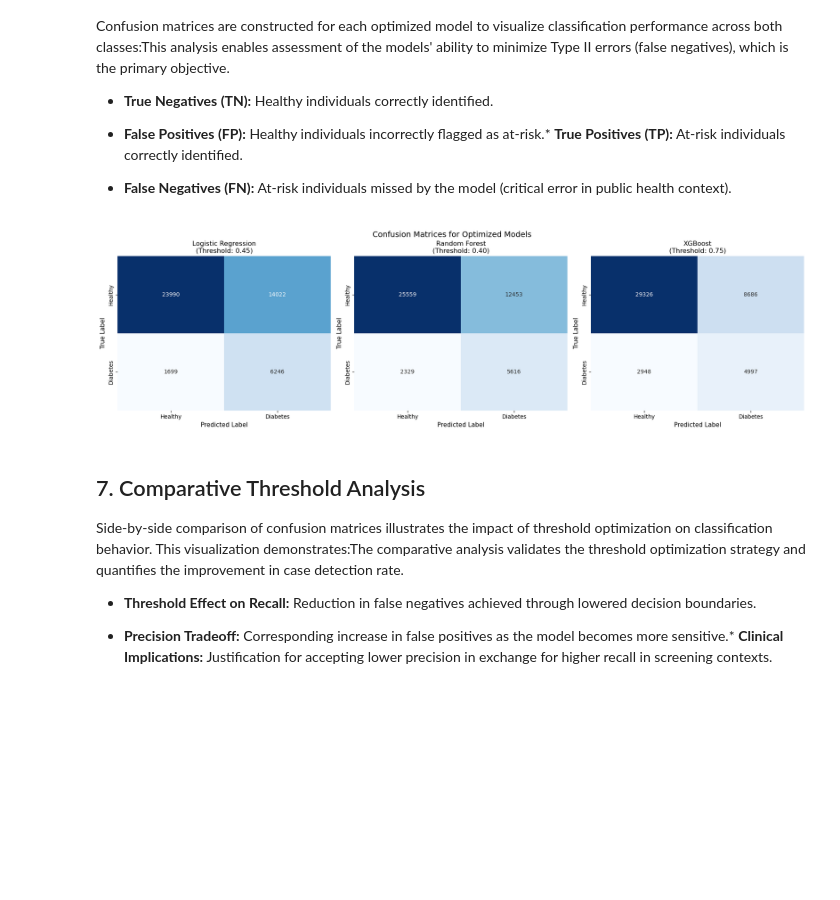
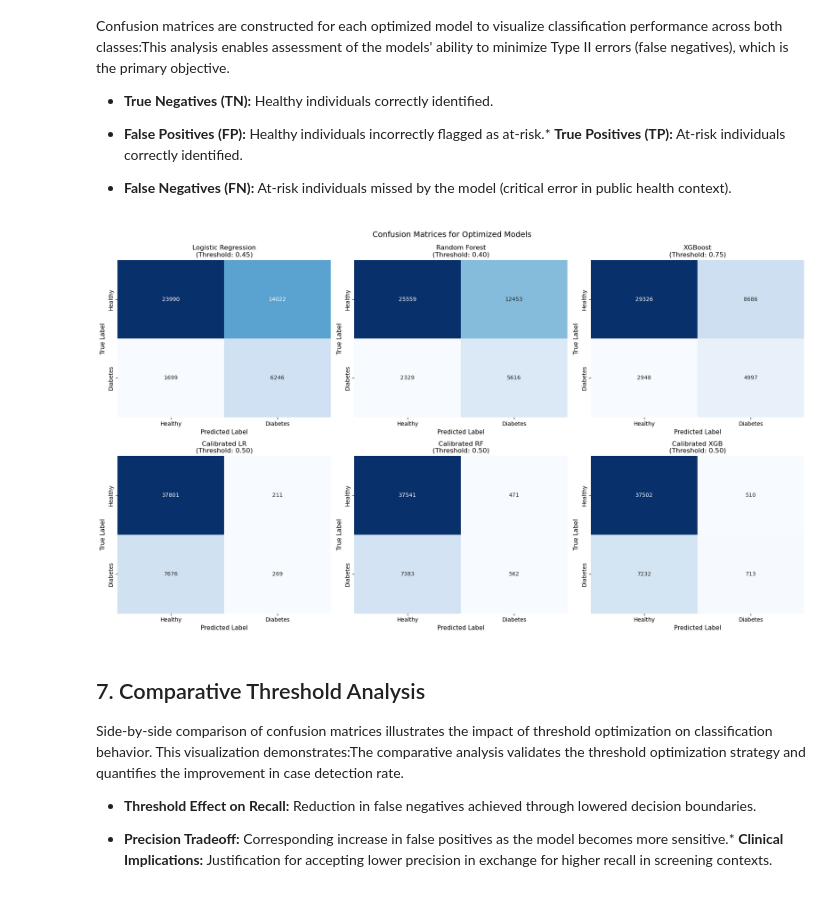
Before and after one commit to RoshanBM/FAIDM-Individual, a Jupyter notebook: diabetes-risk-analysis/notebooks/03_classification_model.ipynb, the cells around one changed output. Saved outputs shown, nothing was run; the diff lists cells and outputs as text; code cells hidden in the pictures; blank space fills up the shorter version.

```diff
--- a/diabetes-risk-analysis/notebooks/03_classification_model.ipynb
+++ b/diabetes-risk-analysis/notebooks/03_classification_model.ipynb
@@ -538,13 +653,18 @@ A comprehensive evaluation compares model performance using both default (0.5) a
 Comparative analysis reveals the performance gain achieved through threshold optimization and identifies the superior model for deployment.
 # %%
 # Visualize Precision-Recall tradeoff for each model
-fig, axes = plt.subplots(1, 3, figsize=(18, 5))
-
 model_results = [
     ('Logistic Regression', lr_results, lr_threshold),
     ('Random Forest', rf_results, rf_threshold),
     ('XGBoost', xgb_results, xgb_threshold)
 ]
+
+n_plots = len(model_results)
+fig, axes = plt.subplots(1, n_plots, figsize=(6 * n_plots, 5))
+
+# Ensure axes is iterable even if n_plots=1
+if n_plots == 1:
+    axes = [axes]
 
 for idx, (name, results, opt_threshold) in enumerate(model_results):
     ax = axes[idx]
@@ -582,7 +702,13 @@ print("=" * 90)
 comparison_data = []
 
 for model_name, (model, y_pred_opt, opt_threshold) in models.items():
-    y_pred_def = models_default[model_name]
+    # Handle New/Calibrated models that might not be in models_default
+    if model_name in models_default:
+        y_pred_def = models_default[model_name]
+    else:
+        # If not in default dict (like Calibrated models), assume the provided prediction
+        # corresponds to the default threshold (which is 0.5 for calibrated models)
+        y_pred_def = y_pred_opt
 
     # Default threshold metrics
     # Handle zero_division=0 to prevent warnings if precision is 0
@@ -780,28 +915,39 @@ Confusion matrices are constructed for each optimized model to visualize classif
 *   **False Negatives (FN):** At-risk individuals missed by the model (critical error in public health context).
 # %%
 # Plot Confusion Matrix for each optimized model
-fig, axes = plt.subplots(1, 3, figsize=(18, 5))
+import math
+
+n_models = len(models)
+cols = 3
+rows = math.ceil(n_models / cols)
+
+fig, axes = plt.subplots(rows, cols, figsize=(18, 5 * rows))
+axes = axes.flatten() # Ensure 1D array for easy iteration
 
 for i, (model_name, (model, y_pred_opt, opt_threshold)) in enumerate(models.items()):
     ax = axes[i]
 
     # Calculate confusion matrix using the optimized predictions
     cm = confusion_matrix(y_test, y_pred_opt)
 
     # Plot heatmap
     sns.heatmap(cm, annot=True, fmt='d', cmap='Blues', ax=ax, cbar=False)
 
     ax.set_title(f'{model_name}\n(Threshold: {opt_threshold:.2f})', fontsize=12)
     ax.set_xlabel('Predicted Label', fontsize=11)
     ax.set_ylabel('True Label', fontsize=11)
     ax.set_xticklabels(['Healthy', 'Diabetes'])
     ax.set_yticklabels(['Healthy', 'Diabetes'])
 
+# Turn off any unused axes
+for j in range(i + 1, len(axes)):
+    axes[j].axis('off')
+
 plt.tight_layout()
 plt.suptitle('Confusion Matrices for Optimized Models', fontsize=14, y=1.02)
 plt.show()
 # %% [output]
-[figure, old version]
+[figure, new version]
 # %% [markdown]
 ## 7. Comparative Threshold Analysis
 
```
Also changed, not shown: parts of 10 cells of this notebook, 1 other file.
